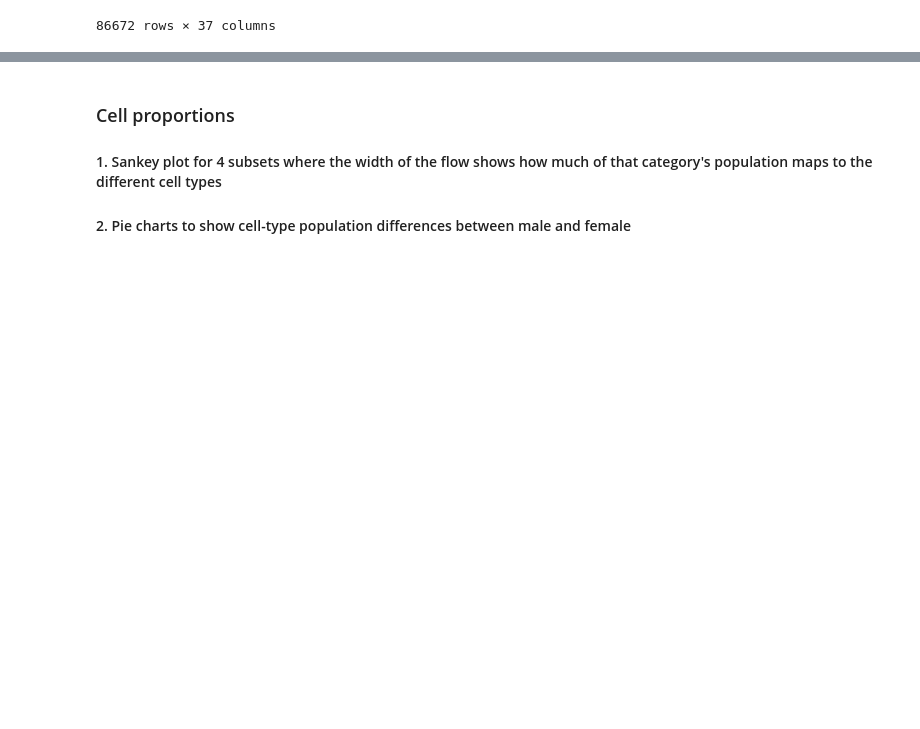
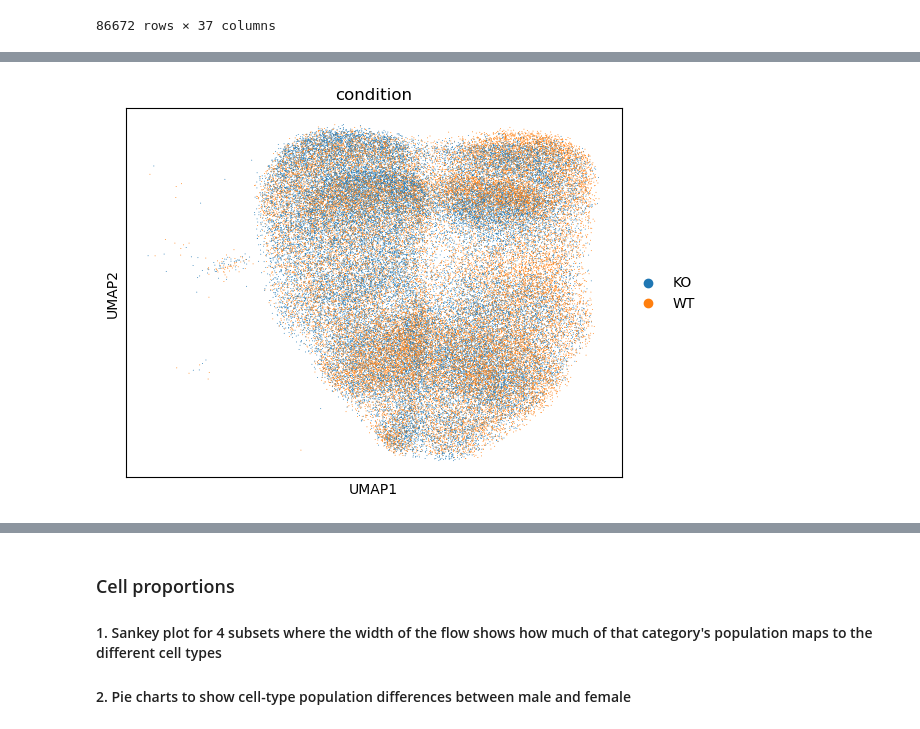
Before and after one commit to sachha-naksha/TA_muscle_ageing, a Jupyter notebook: py_scripts/plotting_figures/snRNA_related.ipynb, the cells around one changed output, grey strips where cells are left out. Saved outputs shown, nothing was run; the diff lists cells and outputs as text; code cells hidden in the pictures; blank space fills up the shorter version.

Commit message:
saving umap figs from axes as svgs

```diff
--- a/py_scripts/plotting_figures/snRNA_related.ipynb
+++ b/py_scripts/plotting_figures/snRNA_related.ipynb
@@ -9,6 +9,23 @@ import scipy.sparse as sp
 import json
 import os
 import glob
+# %%
+%matplotlib inline
+import matplotlib.pyplot as plt
+
+figure_params = {
+    'dpi': 300,
+    'bbox_inches': 'tight',
+    'format': 'svg',
+    'transparent': True
+}
+
+plt.rcParams.update({
+    "text.usetex": False,
+    "svg.fonttype": 'none'
+})
+
+figures_dir = '/ocean/projects/cis240075p/asachan/datasets/TA_muscle/ERCC1_KO_mice/integrated_samples/figures'
 # %%
 #female_adata = sc.read_h5ad('/ocean/projects/cis240075p/asachan/datasets/TA_muscle/ERCC1_KO_mice/integrated_samples/female_jan_26_dense.h5ad')
 #male_adata = sc.read_h5ad('/ocean/projects/cis240075p/asachan/datasets/TA_muscle/ERCC1_KO_mice/integrated_samples/male_jan_26_dense.h5ad')
@@ -35,3 +52,6 @@ adata_whole.obs
 | TGTGCCCTCGTCTCGC-1 | M6_WT | Unknown | WT | 0.108752 | 0.999906 | 2318.659424 | 1.087894 | ... |
 | TGTGCCCTCTAAGTCG-1 | M6_WT | Unknown | WT | 0.414513 | 0.999478 | 1882.260742 | 0.751035 | ... |
 86672 rows × 37 columns
+# %%
+adata_type2 = adata_whole[adata_whole.obs['C_scANVI'].isin(['Fast IIX', 'Fast IIB'])]
+adata_type2.obs
@@ -37,0 +72,5 @@ adata_whole.obs
+# %%
+ax = sc.pl.umap(adata_type2, color=['condition'], show=False)
+ax.figure.savefig(os.path.join(figures_dir, 'umap_condition_Fast_IIX_Fast_IIB.svg'), format='svg', bbox_inches='tight', dpi=300)
+# %% [output]
+[figure, added]
```
Also changed, not shown: parts of 4 cells of this notebook, 1 other file.
